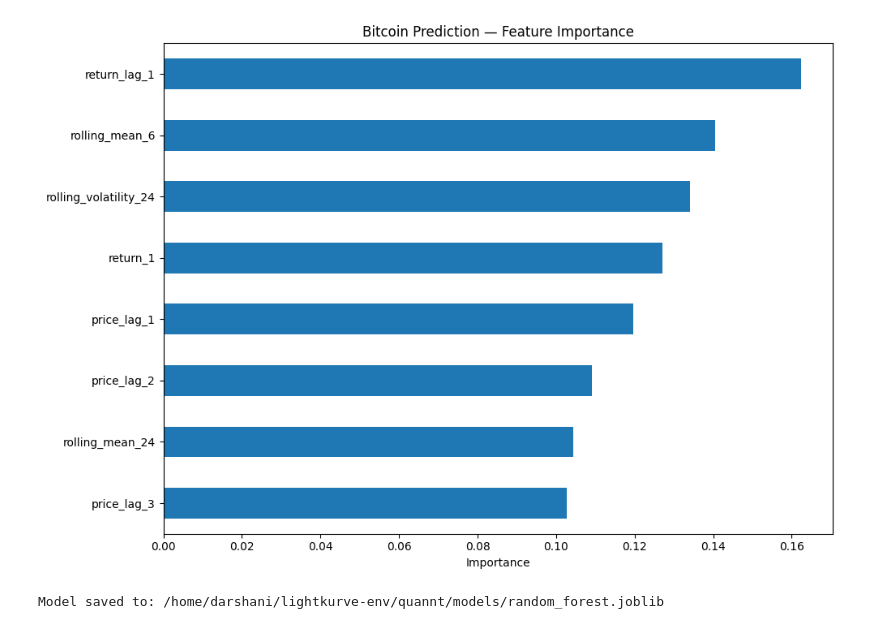
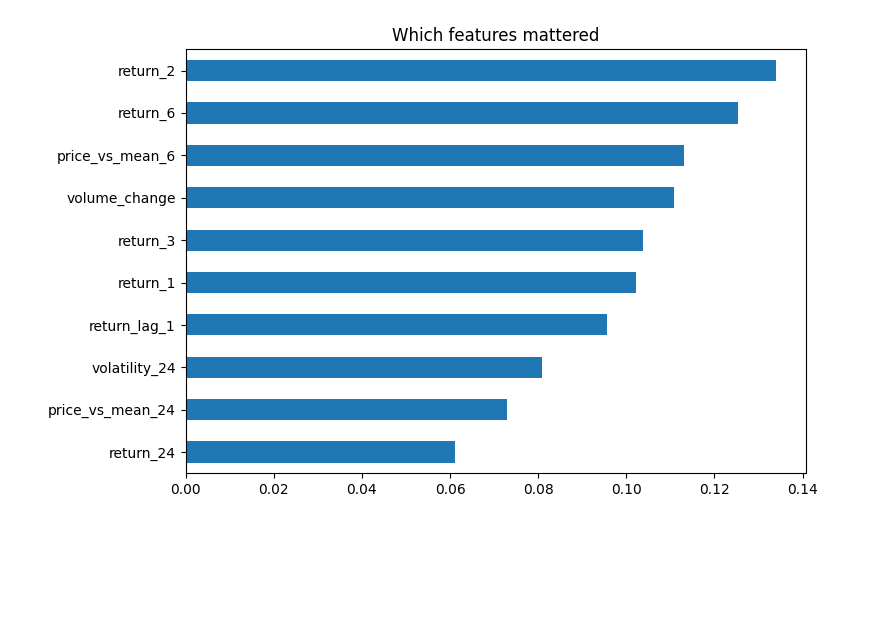
Before and after one commit to darshanijadhav29/quanntt, a Jupyter notebook: notebooks/model.ipynb, the cells around one changed output. Saved outputs shown, nothing was run; the diff lists cells and outputs as text; code cells hidden in the pictures; blank space fills up the shorter version.

Commit message:
bitcoin dashboard

```diff
--- a/notebooks/model.ipynb
+++ b/notebooks/model.ipynb
@@ -135,0 +75,14 @@ Name: proportion, dtype: float64
+# %%
+data = data.replace([np.inf, -np.inf], np.nan)
+latest_row = data[features].iloc[[-1]]
+latest_time = data["timestamp"].iloc[-1]
+
+# target: 1 = next hour price goes up, 0 = it doesn't
+data["future_price"] = data["price_usd"].shift(-1)
+data["target"] = (data["future_price"] > data["price_usd"]).astype(int)
+
+data = data.dropna().reset_index(drop=True)
+
+print("Prepared dataset shape:", data.shape)
+print("Latest row time:", latest_time)
+print(data["target"].value_counts(normalize=True).round(3))
@@ -165,13 +117,12 @@ Testing period:
 from sklearn.ensemble import RandomForestClassifier
 
 model = RandomForestClassifier(
-    n_estimators=300,
+    n_estimators=200,
     max_depth=5,
-    min_samples_leaf=10,
-    class_weight="balanced",
-    random_state=42,
-    n_jobs=-1
+    min_samples_leaf=50,
+    random_state=42
 )
 
 model.fit(X_train, y_train)
+print("Model trained!")
 # %% [output]
@@ -224,40 +162,11 @@ Confusion matrix:
 # %%
-importance = pd.Series(
-    model.feature_importances_,
-    index=features
-).sort_values(ascending=True)
+importance = pd.Series(model.feature_importances_, index=features).sort_values()
 
-plt.figure(figsize=(10, 7))
+plt.figure(figsize=(8, 5))
 importance.plot(kind="barh")
-plt.title("Bitcoin Prediction — Feature Importance")
-plt.xlabel("Importance")
+plt.title("Which features mattered")
 plt.tight_layout()
+plt.savefig("../plots/feature_importance.png", dpi=150)
 plt.show()
 # %% [output]
-[figure, old version]
+[figure, new version]
-# %%
-from pathlib import Path
-import joblib
-
-# Create the models directory if it doesn't exist
-model_dir = Path("../models")
-model_dir.mkdir(parents=True, exist_ok=True)
-
-# Save the trained model and its feature configuration
-model_path = model_dir / "random_forest.joblib"
-
-joblib.dump(
-    {
-        "model": model,
-        "features": features,
-        "target_description": (
-            "Predicts whether the next observed Bitcoin price "
-            "is higher than the current price."
-        )
-    },
-    model_path
-)
-
-print("Model saved to:", model_path.resolve())
-# %% [output]
-Model saved to: /home/darshani/lightkurve-env/quannt/models/random_forest.joblib
```
Also changed, not shown: parts of 12 cells of this notebook, 10 other files.
